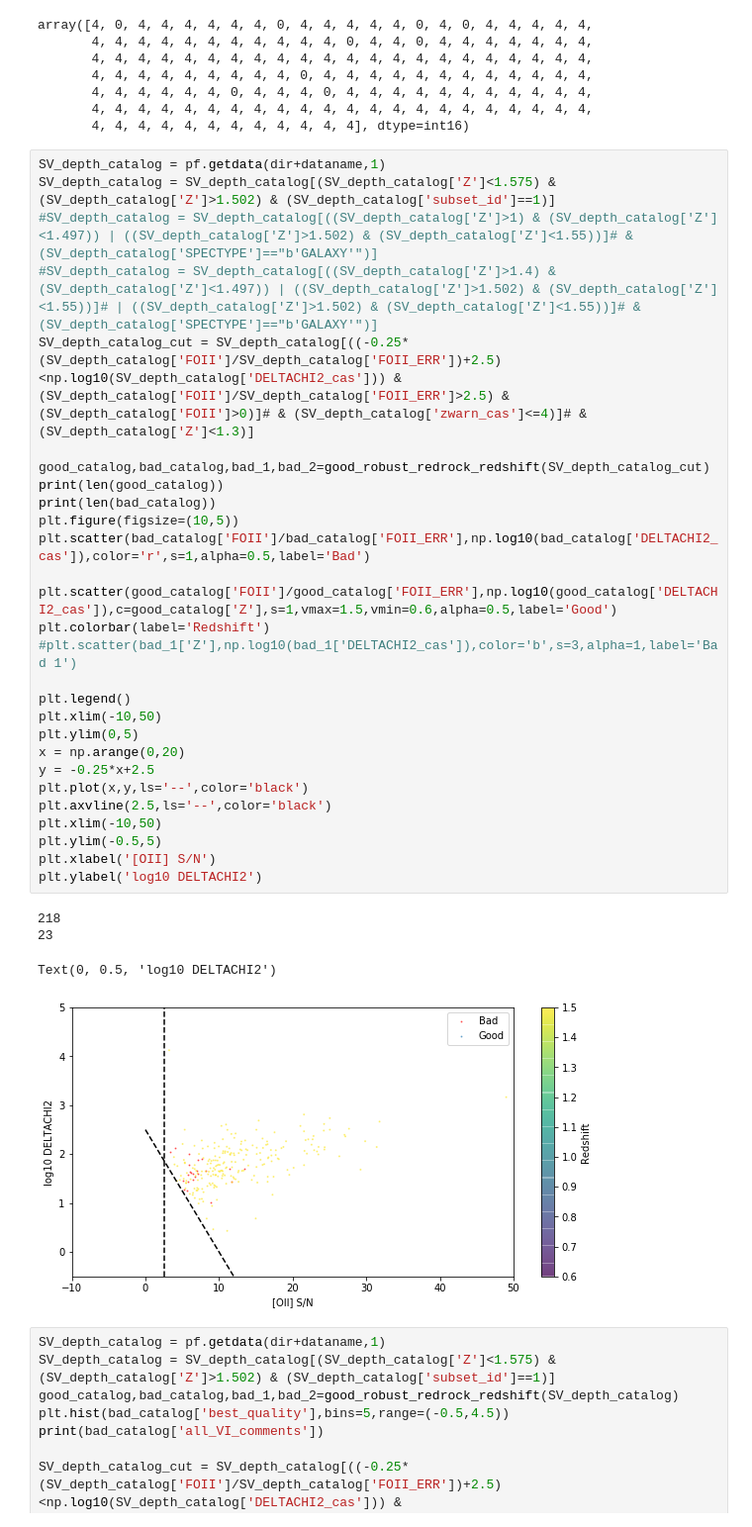
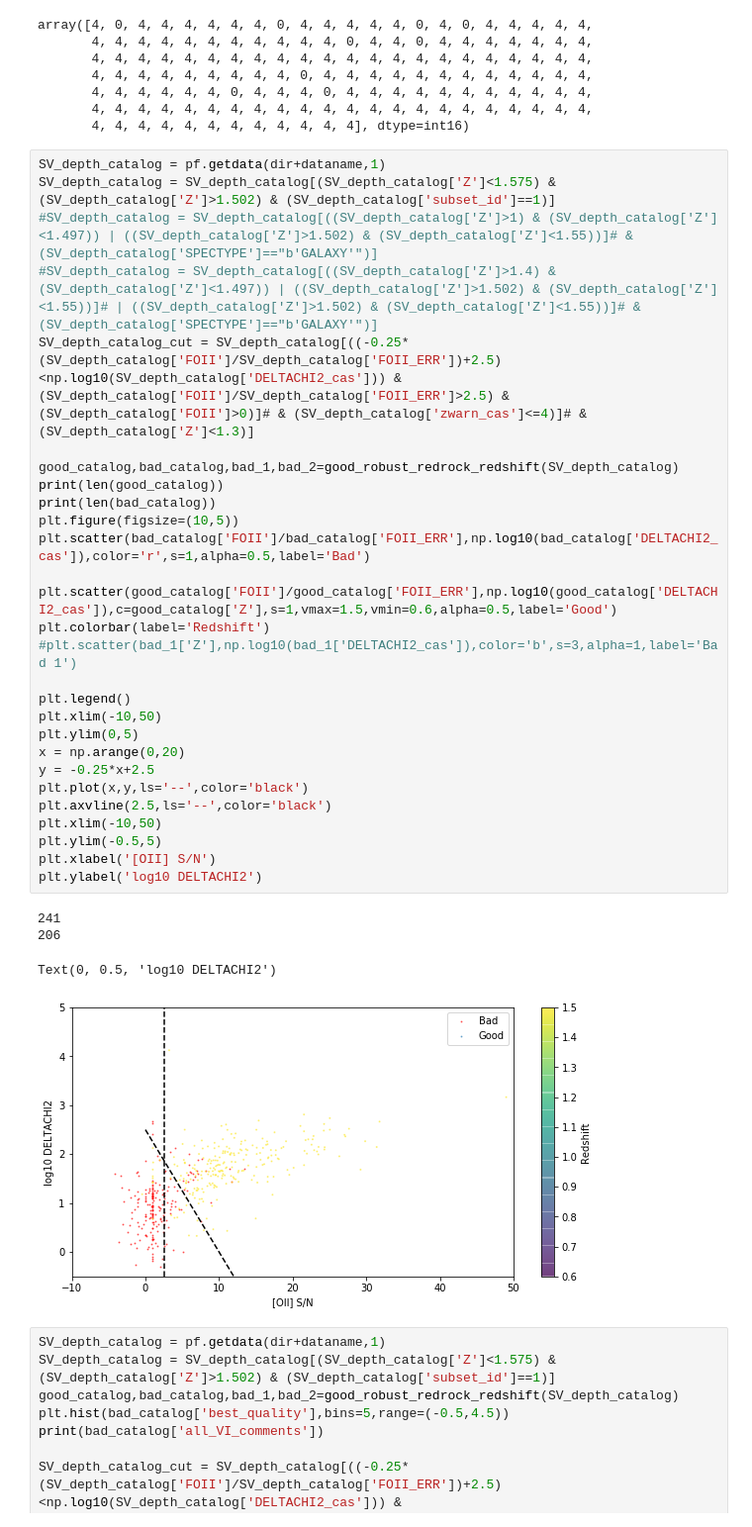
Before and after one commit to astro-blue/DESI_VI, a Jupyter notebook: SV_selection_algorithm/Parameter_exploration_with_SV1_catalog_with_Cascades_ELGs.ipynb, the cells around one changed output. Shown at 99% size. Cells and saved outputs as stored; diff of their text form.

```diff
--- a/SV_selection_algorithm/Parameter_exploration_with_SV1_catalog_with_Cascades_ELGs.ipynb
+++ b/SV_selection_algorithm/Parameter_exploration_with_SV1_catalog_with_Cascades_ELGs.ipynb
@@ -297,36 +291,36 @@ array([4, 0, 4, 4, 4, 4, 4, 4, 0, 4, 4, 4, 4, 4, 0, 4, 0, 4, 4, 4, 4, 4,
 # %%
 SV_depth_catalog = pf.getdata(dir+dataname,1)
 SV_depth_catalog = SV_depth_catalog[(SV_depth_catalog['Z']<1.575) & (SV_depth_catalog['Z']>1.502) & (SV_depth_catalog['subset_id']==1)]
 #SV_depth_catalog = SV_depth_catalog[((SV_depth_catalog['Z']>1) & (SV_depth_catalog['Z']<1.497)) | ((SV_depth_catalog['Z']>1.502) & (SV_depth_catalog['Z']<1.55))]# & (SV_depth_catalog['SPECTYPE']=="b'GALAXY'")]
 #SV_depth_catalog = SV_depth_catalog[((SV_depth_catalog['Z']>1.4) & (SV_depth_catalog['Z']<1.497)) | ((SV_depth_catalog['Z']>1.502) & (SV_depth_catalog['Z']<1.55))]# | ((SV_depth_catalog['Z']>1.502) & (SV_depth_catalog['Z']<1.55))]# & (SV_depth_catalog['SPECTYPE']=="b'GALAXY'")]
 SV_depth_catalog_cut = SV_depth_catalog[((-0.25*(SV_depth_catalog['FOII']/SV_depth_catalog['FOII_ERR'])+2.5)<np.log10(SV_depth_catalog['DELTACHI2_cas'])) & (SV_depth_catalog['FOII']/SV_depth_catalog['FOII_ERR']>2.5) & (SV_depth_catalog['FOII']>0)]# & (SV_depth_catalog['zwarn_cas']<=4)]# & (SV_depth_catalog['Z']<1.3)]
 
-good_catalog,bad_catalog,bad_1,bad_2=good_robust_redrock_redshift(SV_depth_catalog_cut)
+good_catalog,bad_catalog,bad_1,bad_2=good_robust_redrock_redshift(SV_depth_catalog)
 print(len(good_catalog))
 print(len(bad_catalog))
 plt.figure(figsize=(10,5))
 plt.scatter(bad_catalog['FOII']/bad_catalog['FOII_ERR'],np.log10(bad_catalog['DELTACHI2_cas']),color='r',s=1,alpha=0.5,label='Bad')
 
 plt.scatter(good_catalog['FOII']/good_catalog['FOII_ERR'],np.log10(good_catalog['DELTACHI2_cas']),c=good_catalog['Z'],s=1,vmax=1.5,vmin=0.6,alpha=0.5,label='Good')
 plt.colorbar(label='Redshift')
 #plt.scatter(bad_1['Z'],np.log10(bad_1['DELTACHI2_cas']),color='b',s=3,alpha=1,label='Bad 1')
 
 plt.legend()
 plt.xlim(-10,50)
 plt.ylim(0,5)
 x = np.arange(0,20)
 y = -0.25*x+2.5
 plt.plot(x,y,ls='--',color='black')
 plt.axvline(2.5,ls='--',color='black')
 plt.xlim(-10,50)
 plt.ylim(-0.5,5)
 plt.xlabel('[OII] S/N')
 plt.ylabel('log10 DELTACHI2')
 # %% [output]
-218
-23
+241
+206
 Text(0, 0.5, 'log10 DELTACHI2')
-[figure, old version]
+[figure, new version]
 # %%
 SV_depth_catalog = pf.getdata(dir+dataname,1)
 SV_depth_catalog = SV_depth_catalog[(SV_depth_catalog['Z']<1.575) & (SV_depth_catalog['Z']>1.502) & (SV_depth_catalog['subset_id']==1)]
```
Also changed, not shown: parts of 2 cells of this notebook, 2 other files.
